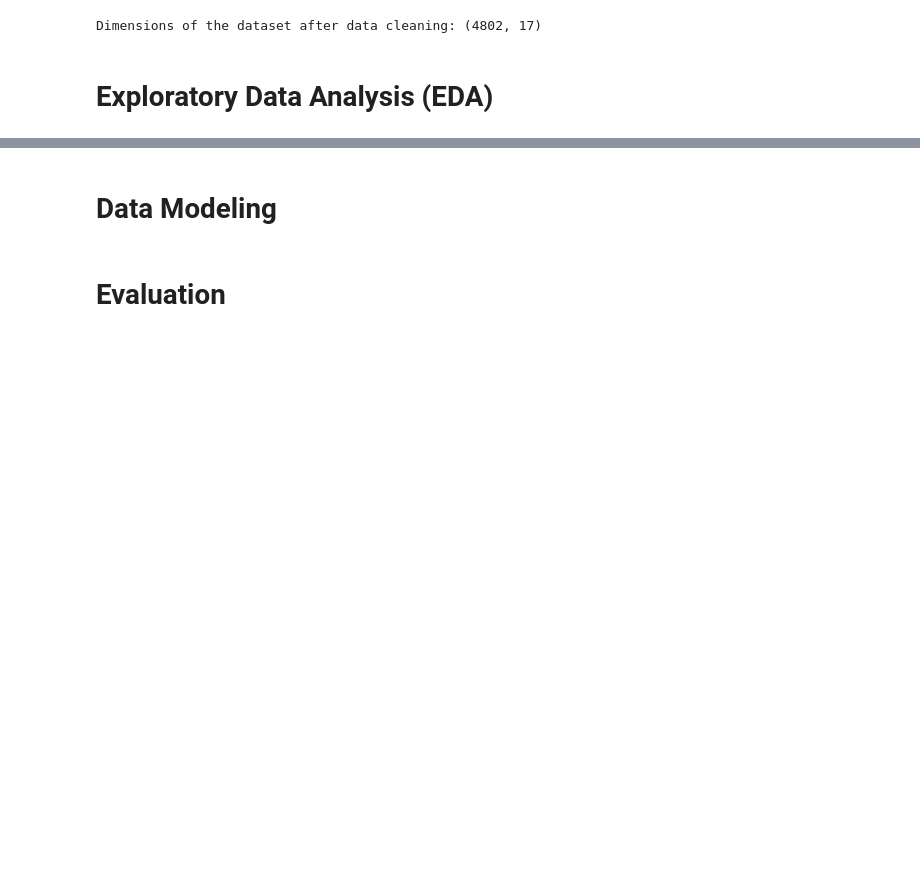
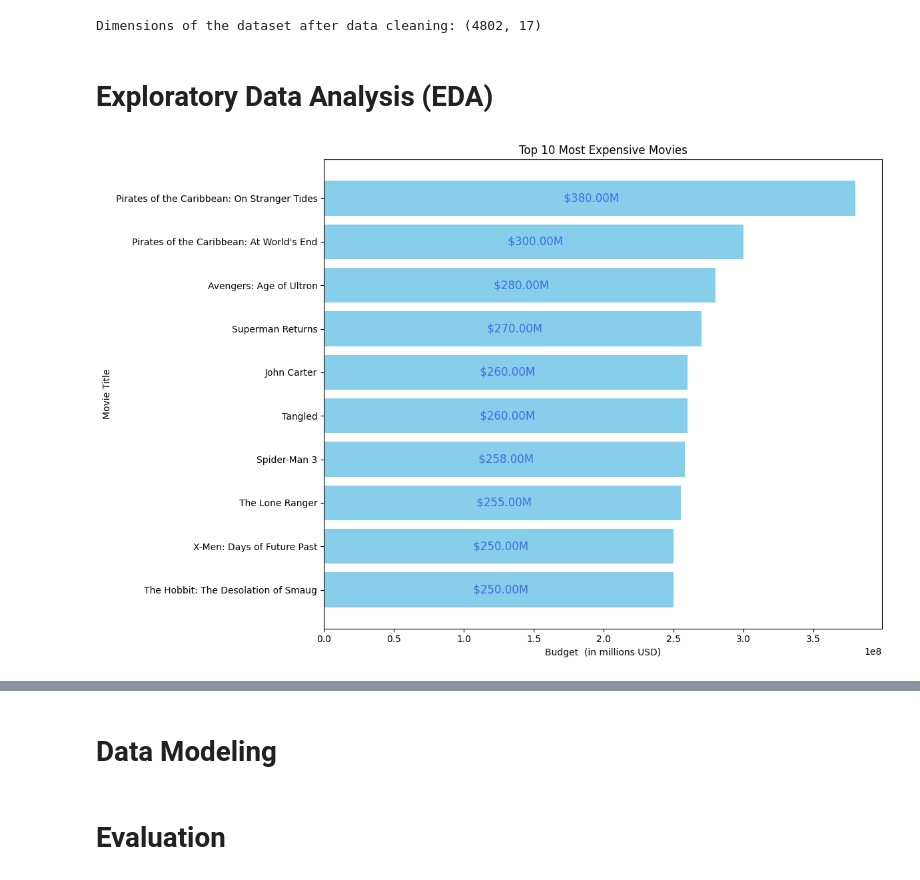
Before and after one commit to FatemehCh97/TMDB-Movie-Analytics-and-Recommendation, a Jupyter notebook: src/TMDB_Insights.ipynb, the cells around one changed output, grey strips where cells are left out. Saved outputs shown, nothing was run; the diff lists cells and outputs as text; code cells hidden in the pictures; blank space fills up the shorter version.

Commit message:
Add Exploratory Data Analysis

```diff
--- a/src/TMDB_Insights.ipynb
+++ b/src/TMDB_Insights.ipynb
@@ -423,2 +421,25 @@ Dimensions of the dataset after data cleaning: (4802, 17)
 # %% [markdown]
 # Exploratory Data Analysis (EDA)
+# %%
+# Sort the DataFrame by 'budget' column in descending order
+top_10_expensive = df.sort_values(by='budget', ascending=False).head(10)
+
+# Create a bar plot for the top 10 most expensive movies
+plt.figure(figsize=(12, 8))
+bars = plt.barh(top_10_expensive['title'], top_10_expensive['budget'], color='skyblue')
+
+# Add data labels inside the bars
+for bar in bars:
+    width = bar.get_width()
+    plt.text(width / 2, bar.get_y() + bar.get_height() / 2, f' ${width/1e6:.2f}M',
+             ha='center', va='center', fontsize=12, color='royalblue')
+
+
+plt.xlabel('Budget  (in millions USD)')
+plt.ylabel('Movie Title')
+plt.title('Top 10 Most Expensive Movies', fontsize=16)
+plt.gca().invert_yaxis()  # Invert y-axis to show the highest budget at the top
+plt.tight_layout()
+plt.show()
+# %% [output]
+[figure, added]
```
Also changed, not shown: parts of 36 cells of this notebook.
